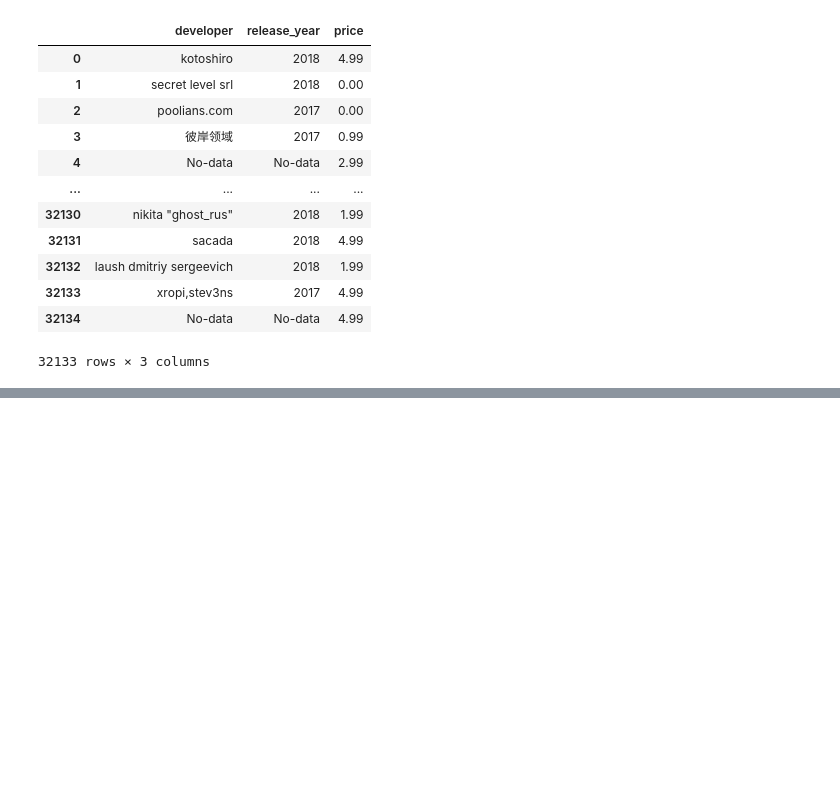
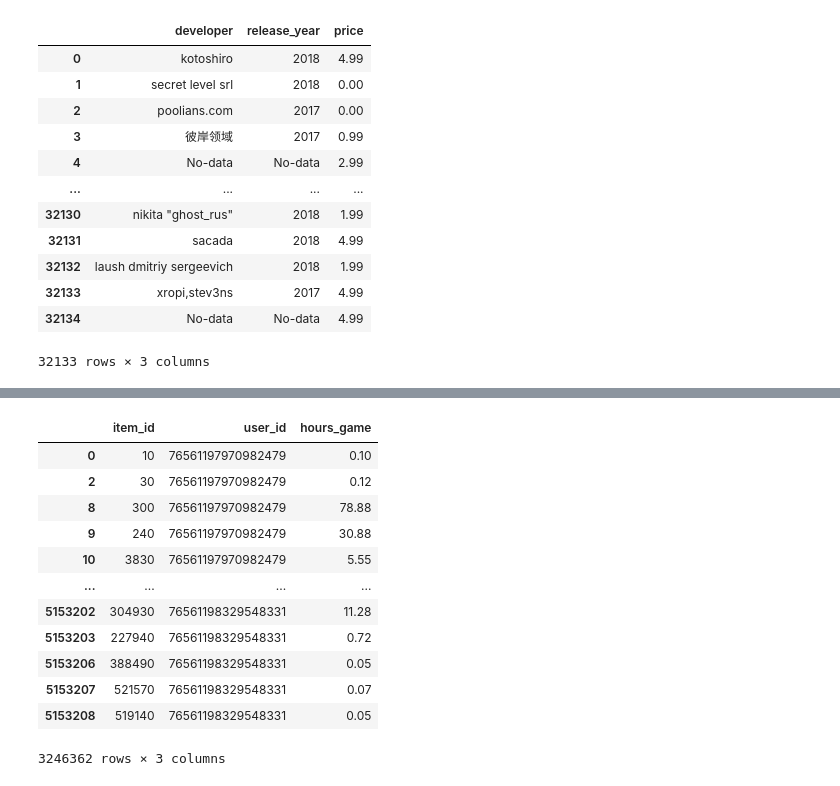
Before and after one commit to juampi1001/Proyecto_Individual_1_MLOps, a Jupyter notebook: Notebooks/Datos_y_funciones_API.ipynb, the cells around one changed output, grey strips where cells are left out. Saved outputs shown, nothing was run; the diff lists cells and outputs as text; code cells hidden in the pictures; blank space fills up the shorter version.

```diff
--- a/Notebooks/Datos_y_funciones_API.ipynb
+++ b/Notebooks/Datos_y_funciones_API.ipynb
@@ -178,0 +215,16 @@ df_developer.to_parquet('C:\\Users\\Juampi\\Desktop\\Henry\\PI_MLOps\\Datasets\\
+# %%
+df_user_items
+# %% [output]
+|  | item_id | user_id | hours_game |
+| 0 | 10 | 76561197970982479 | 0.10 |
+| 2 | 30 | 76561197970982479 | 0.12 |
+| 8 | 300 | 76561197970982479 | 78.88 |
+| 9 | 240 | 76561197970982479 | 30.88 |
+| 10 | 3830 | 76561197970982479 | 5.55 |
+| ... | ... | ... | ... |
+| 5153202 | 304930 | 76561198329548331 | 11.28 |
+| 5153203 | 227940 | 76561198329548331 | 0.72 |
+| 5153206 | 388490 | 76561198329548331 | 0.05 |
+| 5153207 | 521570 | 76561198329548331 | 0.07 |
+| 5153208 | 519140 | 76561198329548331 | 0.05 |
+3246362 rows × 3 columns
```
Also changed, not shown: parts of 22 cells of this notebook, 3 other files.
